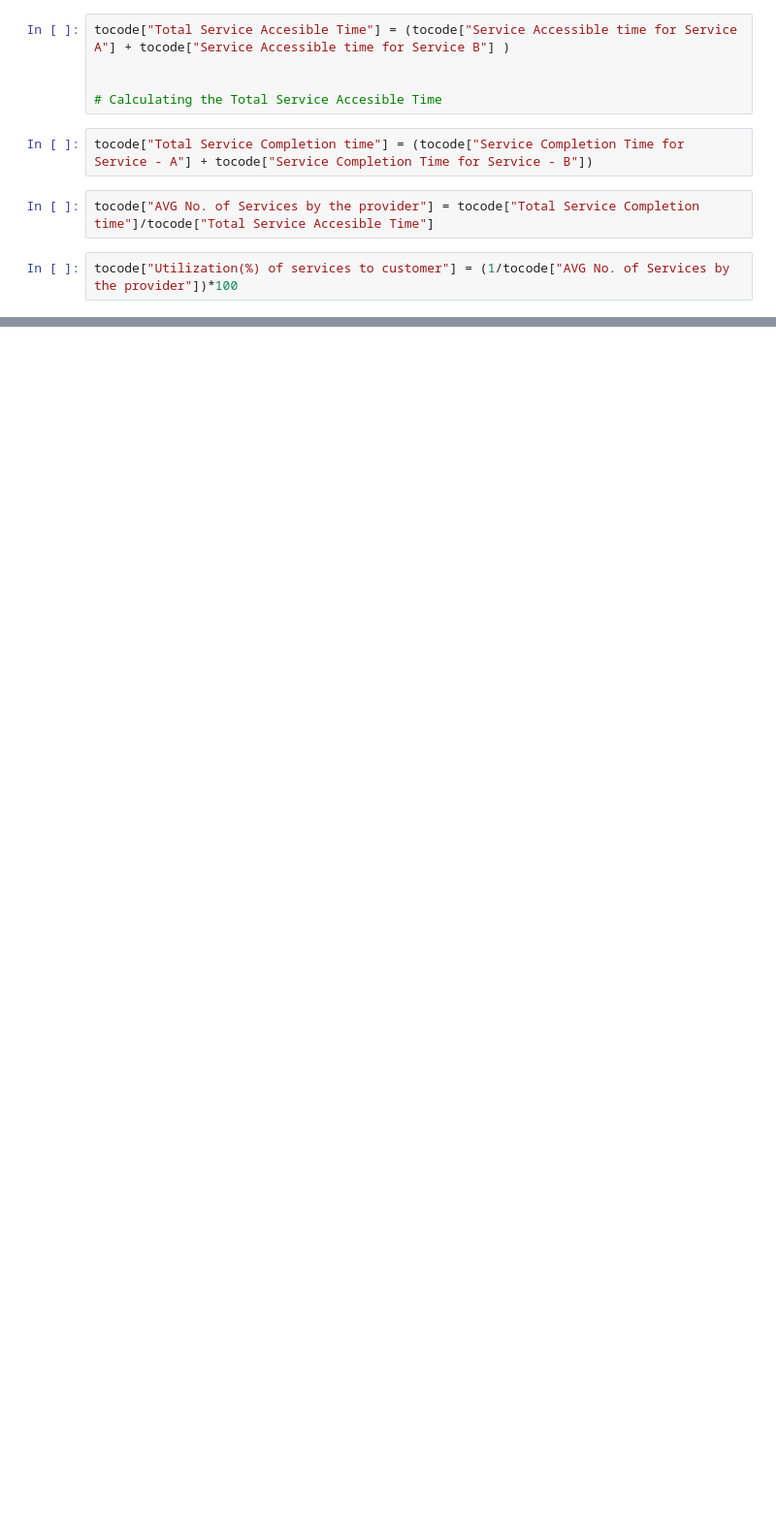
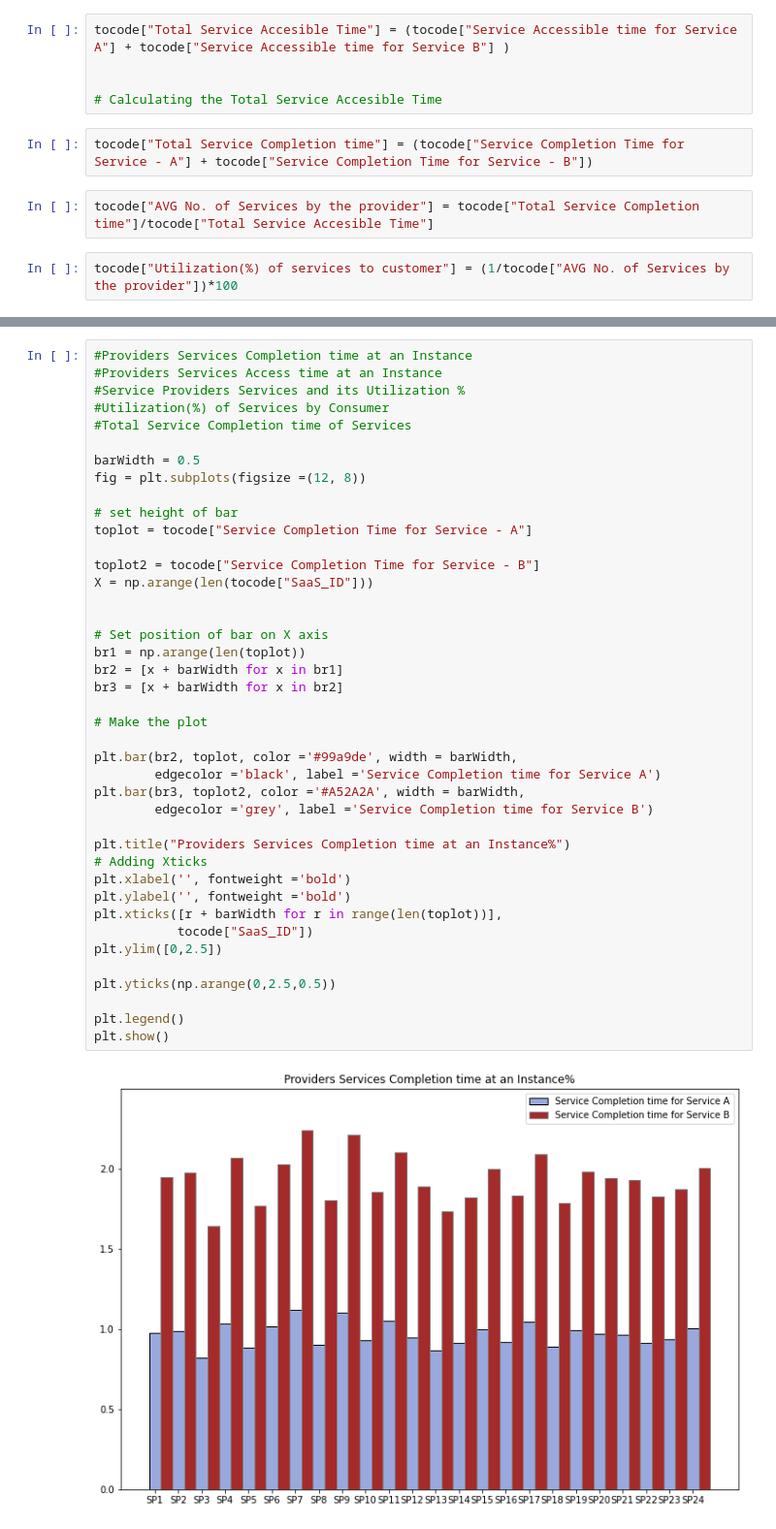
Before and after one commit to lokesh31333/Python, a Jupyter notebook: Z.ipynb, the cells around one changed output, grey strips where cells are left out. Shown: that part at 97% size. Cells and saved outputs as stored; diff of their text form; blank space fills up the shorter version.

```diff
--- a/Z.ipynb
+++ b/Z.ipynb
@@ -66,0 +179,43 @@ Final_Table
+# %%
+#Providers Services Completion time at an Instance
+#Providers Services Access time at an Instance
+#Service Providers Services and its Utilization %
+#Utilization(%) of Services by Consumer
+#Total Service Completion time of Services
+
+barWidth = 0.5
+fig = plt.subplots(figsize =(12, 8))
+
+# set height of bar
+toplot = tocode["Service Completion Time for Service - A"]
+
+toplot2 = tocode["Service Completion Time for Service - B"]
+X = np.arange(len(tocode["SaaS_ID"]))
+
+
+# Set position of bar on X axis
+br1 = np.arange(len(toplot))
+br2 = [x + barWidth for x in br1]
+br3 = [x + barWidth for x in br2]
+
+# Make the plot
+
+plt.bar(br2, toplot, color ='#99a9de', width = barWidth,
+        edgecolor ='black', label ='Service Completion time for Service A')
+plt.bar(br3, toplot2, color ='#A52A2A', width = barWidth,
+        edgecolor ='grey', label ='Service Completion time for Service B')
+
+plt.title("Providers Services Completion time at an Instance%")
+# Adding Xticks
+plt.xlabel('', fontweight ='bold')
+plt.ylabel('', fontweight ='bold')
+plt.xticks([r + barWidth for r in range(len(toplot))],
+           tocode["SaaS_ID"])
+plt.ylim([0,2.5])
+
+plt.yticks(np.arange(0,2.5,0.5))
+
+plt.legend()
+plt.show()
+# %% [output]
+[figure, added]
```
Also changed, not shown: parts of 8 cells of this notebook.
